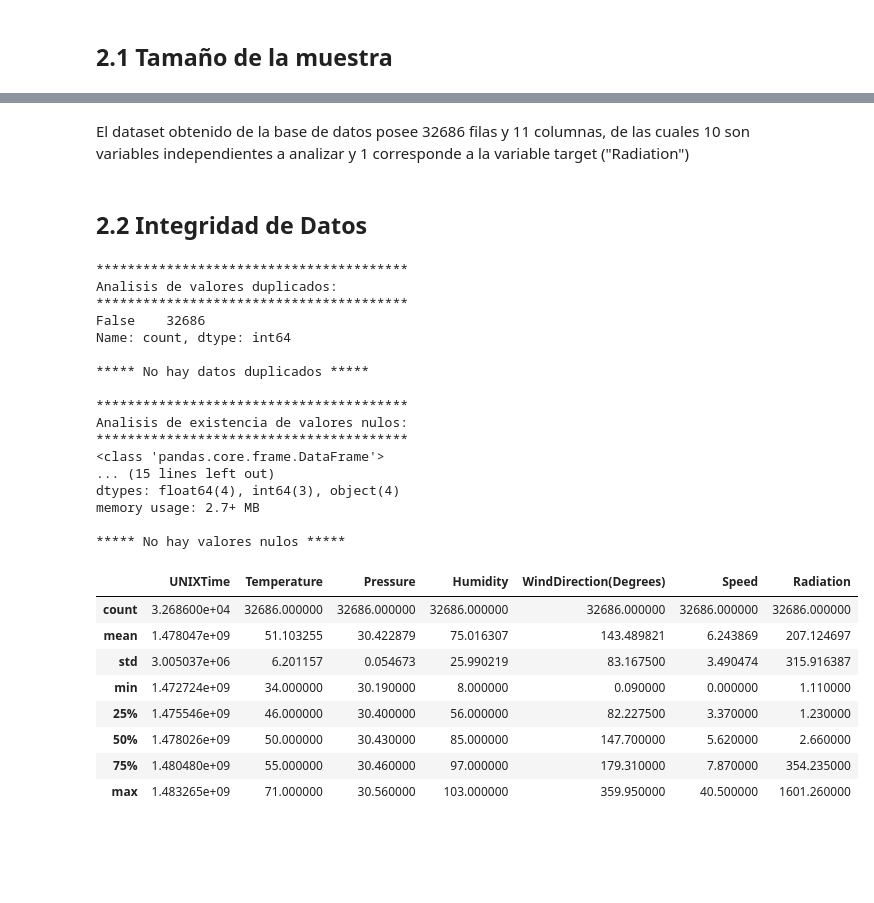
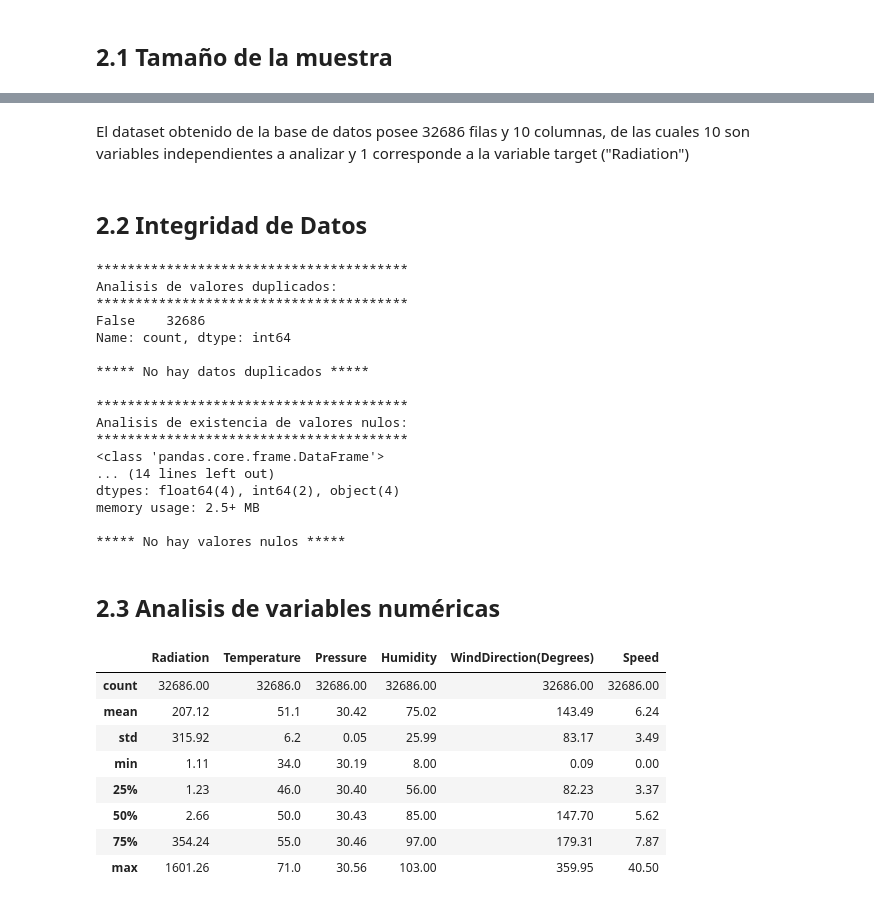
Before and after one commit to mdellanina/TrabajoPr-cticoCODERHOUSE, a Jupyter notebook: TrabajoPracticoCH_DS1.ipynb, the cells around one changed output, grey strips where cells are left out. Saved outputs shown, nothing was run; the diff lists cells and outputs as text; code cells hidden in the pictures; blank space fills up the shorter version.

```diff
--- a/TrabajoPracticoCH_DS1.ipynb
+++ b/TrabajoPracticoCH_DS1.ipynb
@@ -74,0 +46,4 @@ ValueError: time data "1475229326" doesn't match format "%d-%m-%Y", at position
+# %%
+path = "https://github.com/mdellanina/TrabajoPracticoCODERHOUSE/raw/main/SolarPrediction/SolarPrediction.csv"
+df = pd.read_csv(path)
+display(df)
@@ -74,0 +64,7 @@ ValueError: time data "1475229326" doesn't match format "%d-%m-%Y", at position
+# %%
+# Analizando los datos, vemos que es necesario acomodar los datos para que se vizualicen mejor.
+# El campo "UNIXTime" se pasa a formato DD-MM-YYYY
+# El Campo "Data" se ajusta solo a la fecha, se saca la horas, ya que esta en el campo "Time"
+df['UNIXTime']=df['UNIXTime'].apply(lambda x: datetime.datetime.fromtimestamp(x).strftime('%d-%m-%Y'))
+df['Data']=pd.to_datetime(df['Data'], format='%m/%d/%Y %I:%M:%S %p')
+display(df)
@@ -74,0 +85,6 @@ ValueError: time data "1475229326" doesn't match format "%d-%m-%Y", at position
+# %%
+# El campo UNIXTime podria eliminarse, ya que es redundante (Solo es una ref de fecha global)
+df = df.drop(['UNIXTime'], axis=1)
+# El Campo "Data" estaba en formato dateTime y se cambia a Object para que la tome como categorica.
+df['Data'] = df['Data'].astype(str)
+display(df)
@@ -82,0 +113,4 @@ Este dataSet tiene la siguiente cantidad de filas y columnas: (32686, 11)
+# %%
+df['Data'] = df['Data'].astype(str)
+df.info()
+display(df)
@@ -83,5 +148,5 @@ Este dataSet tiene la siguiente cantidad de filas y columnas: (32686, 11)
 # %% [markdown]
-El dataset obtenido de la base de datos posee 32686 filas y 11 columnas, de las cuales 10 son variables independientes a analizar y 1 corresponde a la variable target ("Radiation")
+El dataset obtenido de la base de datos posee 32686 filas y 10 columnas, de las cuales 10 son variables independientes a analizar y 1 corresponde a la variable target ("Radiation")
 # %% [markdown]
 ## 2.2 Integridad de Datos
 # %%
@@ -114,20 +179,22 @@ Name: count, dtype: int64
 Analisis de existencia de valores nulos:
 ****************************************
 <class 'pandas.core.frame.DataFrame'>
-... (15 lines left out)
-dtypes: float64(4), int64(3), object(4)
-memory usage: 2.7+ MB
+... (14 lines left out)
+dtypes: float64(4), int64(2), object(4)
+memory usage: 2.5+ MB
 
 ***** No hay valores nulos *****
+# %% [markdown]
+## 2.3 Analisis de variables numéricas
 # %%
-df.describe()
+df.describe().round(2)
 # %% [output]
-|  | UNIXTime | Temperature | Pressure | Humidity | WindDirection(Degrees) | Speed | Radiation |
-| count | 3.268600e+04 | 32686.000000 | 32686.000000 | 32686.000000 | 32686.000000 | 32686.000000 | 32686.000000 |
-| mean | 1.478047e+09 | 51.103255 | 30.422879 | 75.016307 | 143.489821 | 6.243869 | 207.124697 |
-| std | 3.005037e+06 | 6.201157 | 0.054673 | 25.990219 | 83.167500 | 3.490474 | 315.916387 |
-| min | 1.472724e+09 | 34.000000 | 30.190000 | 8.000000 | 0.090000 | 0.000000 | 1.110000 |
-| 25% | 1.475546e+09 | 46.000000 | 30.400000 | 56.000000 | 82.227500 | 3.370000 | 1.230000 |
-| 50% | 1.478026e+09 | 50.000000 | 30.430000 | 85.000000 | 147.700000 | 5.620000 | 2.660000 |
-| 75% | 1.480480e+09 | 55.000000 | 30.460000 | 97.000000 | 179.310000 | 7.870000 | 354.235000 |
-| max | 1.483265e+09 | 71.000000 | 30.560000 | 103.000000 | 359.950000 | 40.500000 | 1601.260000 |
+|  | Radiation | Temperature | Pressure | Humidity | WindDirection(Degrees) | Speed |
+| count | 32686.00 | 32686.0 | 32686.00 | 32686.00 | 32686.00 | 32686.00 |
+| mean | 207.12 | 51.1 | 30.42 | 75.02 | 143.49 | 6.24 |
+| std | 315.92 | 6.2 | 0.05 | 25.99 | 83.17 | 3.49 |
+| min | 1.11 | 34.0 | 30.19 | 8.00 | 0.09 | 0.00 |
+| 25% | 1.23 | 46.0 | 30.40 | 56.00 | 82.23 | 3.37 |
+| 50% | 2.66 | 50.0 | 30.43 | 85.00 | 147.70 | 5.62 |
+| 75% | 354.24 | 55.0 | 30.46 | 97.00 | 179.31 | 7.87 |
+| max | 1601.26 | 71.0 | 30.56 | 103.00 | 359.95 | 40.50 |
```
Also changed, not shown: parts of 16 cells of this notebook.
